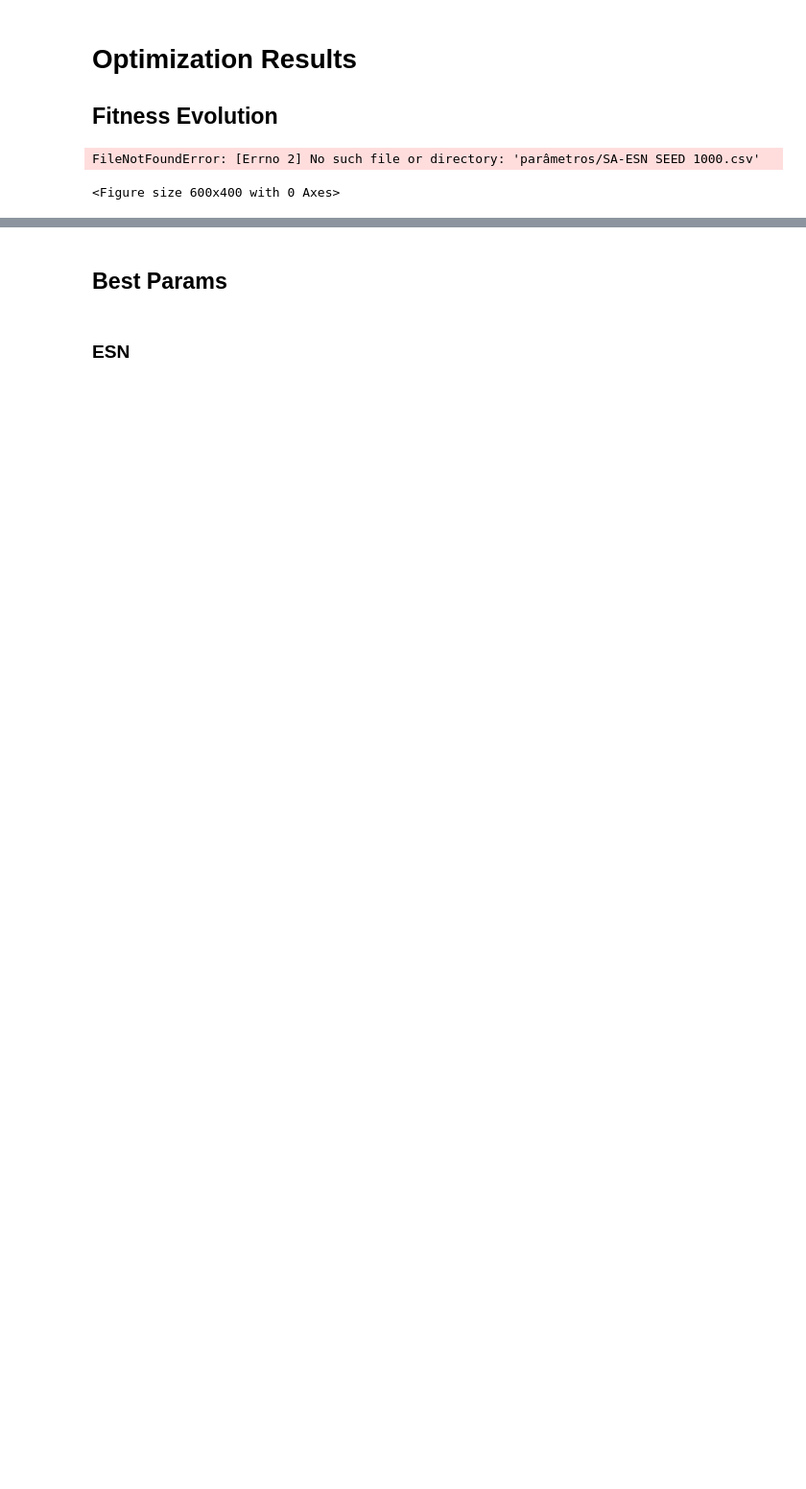
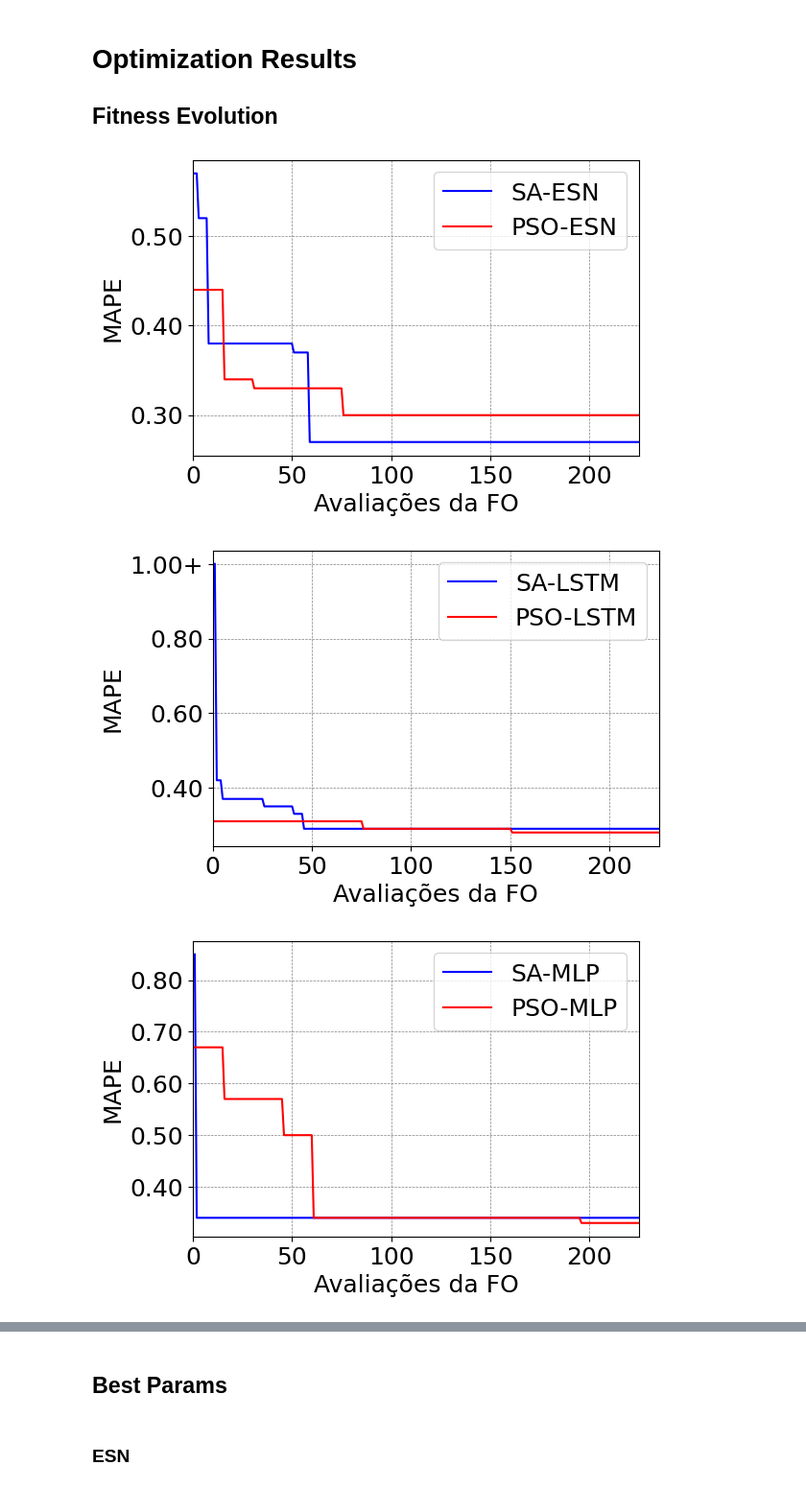
Before and after one commit to eduardoalba0/ppgeps_dissertacao, a Jupyter notebook: 04 - Otimização - Regressão.ipynb, the cells around one changed output, grey strips where cells are left out. Shown: that part at 96% size. Saved outputs shown, nothing was run; the diff lists cells and outputs as text; code cells hidden in the pictures; blank space fills up the shorter version.

```diff
--- a/04 - Otimização - Regressão.ipynb
+++ b/04 - Otimização - Regressão.ipynb
@@ -892,29 +893,14 @@ class PSOXGB(Otimizador):
 # %% [markdown]
 # Carregar Datasets
 # %%
-df_mesclado = pandas.read_csv("./dados/dados_mesclados.csv", sep=';', decimal='.')
+df_consumo = pandas.read_csv("./dados/dados_regressao_normalizados.csv", sep=';', decimal='.')
 df_features = pandas.read_csv("resultados/features/fitness_features_regressao.csv", sep=";", decimal=".")
 
 df_features = df_features.sort_values("MAPE").head(1).reset_index(drop=True)
 df_features = pandas.DataFrame(
     columns=str(df_features.iloc[0]["FEATURES"]).replace("(", '').replace(")", '').replace("'", "").split(", "))
 
-scalers = {}
-dataframes = []
-
-for campus, dados in df_mesclado.groupby("CAMPUS"):
-    scaler = MinMaxScaler()
-    dados["CAMPUS"] = campus
-    dados[["CONSUMO"]] = scaler.fit_transform(dados[["CONSUMO"]])
-
-    for i in range(1, 12 + 1):
-        lag = dados['CONSUMO'].shift(i)
-        dados[f'LAG_' + '{:02d}'.format(i)] = lag
-    dados.dropna(inplace=True)
-
-    dataframes.append(pd.DataFrame(dados))
-
-df_consumo = pd.concat(dataframes, ignore_index=True).sort_values("CAMPUS").sort_values("DATA")
+df_consumo = df_consumo.sort_values("CAMPUS").sort_values("DATA")
 df_features = df_consumo.drop(df_consumo.drop(df_features, axis=1).columns.to_list(), axis=1).columns
 # %% [markdown]
 
@@ -939,31 +929,48 @@ for seed in seeds:
 # Optimization Results
 ## Fitness Evolution
 # %%
+def formatar_y(valor, pos):
+    if valor >= 1:
+        return f"{valor:.2f}+"
+    return f"{valor:.2f}"
 
-for model in ["ESN", "LSTM", "RF", "XGBoost"]:
+for modelo in ["ESN", "LSTM", "MLP", "RF", "XGBoost"]:
     plt.figure(figsize=(6, 4))
     plt.rcParams['xtick.labelsize'] = 18
     plt.rcParams['ytick.labelsize'] = 18
     plt.rcParams.update({'font.size': 18})
     plt.rcParams['axes.prop_cycle'] = plt.cycler(
         color=["blue", "red"])
-    for optimizer in ["SA", "PSO"]:
+
+    for otimizador in ["PSO", "PSO"]:
         df = pandas.DataFrame()
-        for seed in [1000, 2000, 3000, 4000, 5000, 6000, 7000, 8000, 9000, 10000]:
-            new_df = pandas.read_csv(f'parâmetros/{optimizer}-{model} SEED {seed}.csv', sep=";", decimal=".",
-                                     header=0)
-            df[seed] = new_df["Fitness"]
-        plt.plot(range(1, len(df) + 1), [x for x in df.min(axis=1)], label=f"{optimizer}-{model}")
+        final_fitness = {}
+        for seed in seeds:
+            novo_df = pandas.read_csv(f'resultados/otimização - regressão/{otimizador}-{modelo} SEED {seed}.csv', sep=";",
+                                      decimal=".", header=0)
+            if otimizador == "PSO":
+                df[seed] = pandas.concat([novo_df["Fitness"].to_frame()] * n_iteracoes, ignore_index=True)
+                df[seed] = sorted(df[seed].values, reverse=True)
+            else:
+                df[seed] = novo_df["Fitness"]
+            df[seed] = np.where(df[seed]>1, 1, df[seed])  # Limitar valores de Fitness a 1
+            final_fitness[seed] = novo_df["Fitness"].iloc[-1]  # Último valor de Fitness para cada seed
 
-    plt.xlabel('Iterações')
+        df = np.round(df, decimals=2)
+        best_seed = min(final_fitness, key=final_fitness.get)
+        plt.plot(range(1, len(df) + 1), [x for x in df[best_seed]], label=f"{otimizador}-{modelo}")
+
+    plt.xlabel('Avaliações da FO')
     plt.ylabel('MAPE')
-
+    plt.gca().yaxis.set_major_formatter(FuncFormatter(formatar_y))
+    plt.xlim(0, n_iteracoes * n_novas_solucoes)
     ax = plt.gca()
     ax.set_facecolor('white')
     plt.grid(True, color='grey', linestyle="--", linewidth=0.5)
     plt.legend(facecolor='white')
-    plt.savefig(f"./resultados/otimização - regressão/{model}.png", bbox_inches='tight')
+    plt.savefig(f"./resultados/otimização - regressão/{modelo}.png", bbox_inches='tight')
     plt.show()
 # %% [output]
-FileNotFoundError: [Errno 2] No such file or directory: 'parâmetros/SA-ESN SEED 1000.csv'
-<Figure size 600x400 with 0 Axes>
+[figure, added]
+[figure, added]
+[figure, added]
```
Also changed, not shown: parts of 12 cells of this notebook, 40 other files.
